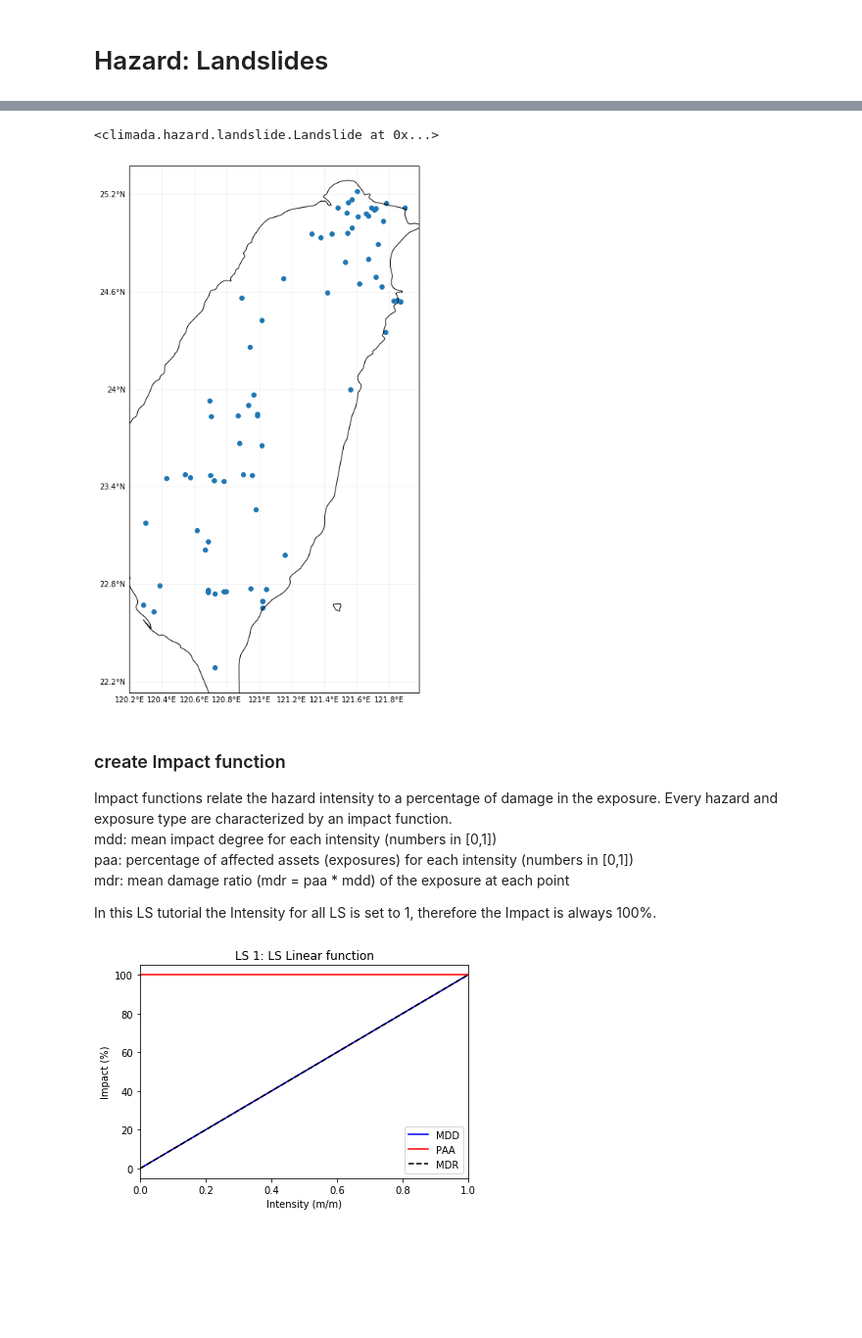
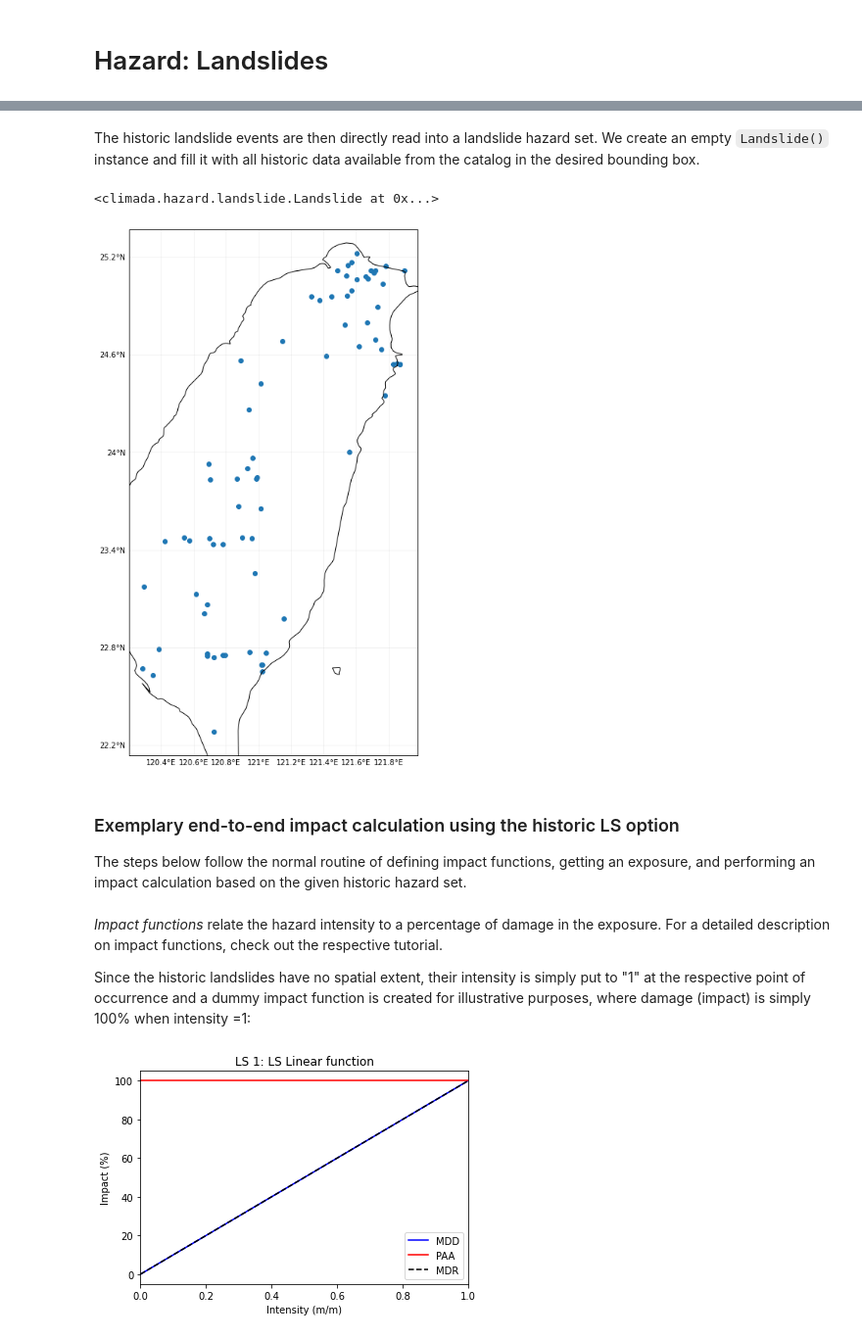
Before and after one commit to mmyrte/climada_python, a Jupyter notebook: doc/tutorial/climada_hazard_Landslide.ipynb, the cells around one changed output, grey strips where cells are left out. Shown at 98% size. Saved outputs shown, nothing was run; the diff lists cells and outputs as text; code cells hidden in the pictures; blank space fills up the shorter version.

```diff
--- a/doc/tutorial/climada_hazard_Landslide.ipynb
+++ b/doc/tutorial/climada_hazard_Landslide.ipynb
@@ -32,24 +29,29 @@ import os
-# %%
-# Read into Landslide hazard set:
-haz_ls_Taiwan_hist = Landslide()
-path_COOLR = os.path.join(os.getcwd(), "nasa_global_landslide_catalog_point")
-haz_ls_Taiwan_hist.set_ls_model_hist(bbox=[25.5, 122.0, 21.0, 119.5], path_sourcefile = path_COOLR, check_plots=1)
-# %% [output]
-<climada.hazard.landslide.Landslide at 0x...>
-[figure, removed]
+# %% [markdown]
+The historic landslide events are then directly read into a landslide hazard set.
+We create an empty `Landslide()` instance and fill it with all historic data available from the catalog in the desired bounding box.
+# %%
+path_COOLR = 'your path to folder nasa_global_landslide_catalog_point' #e.g.: '/Users/evelynm/climada_python/data/system/nasa_global_landslide_catalog_point'
+bbox_taiwan = [25.5, 122.0, 21.0, 119.5]
+
+# Example for Taiwan
+haz_ls_Taiwan_hist = Landslide()
+haz_ls_Taiwan_hist.set_ls_model_hist(bbox=bbox_taiwan, path_sourcefile = path_COOLR, check_plots=1)
+# %% [output]
+<climada.hazard.landslide.Landslide at 0x...>
+[figure, added]
 # %%
 from climada.entity import Exposures, Entity, LitPop
 from climada.entity import ImpactFuncSet, ImpactFunc
 from climada.engine import Impact
 import numpy as np
-# %% [markdown]
-### create Impact function
-Impact functions relate the hazard intensity to a percentage of damage in the exposure. Every hazard and exposure type are characterized by an impact function.
-mdd: mean impact degree for each intensity (numbers in [0,1])
-paa: percentage of affected assets (exposures) for each intensity (numbers in [0,1])
-mdr: mean damage ratio (mdr = paa * mdd) of the exposure at each point
-
-In this LS tutorial the Intensity for all LS is set to 1, therefore the Impact is always 100%.
+# %% [markdown]
+### Exemplary end-to-end impact calculation using the historic LS option
+
+The steps below follow the normal routine of defining impact functions, getting an exposure, and performing an impact calculation based on the given historic hazard set.
+# %% [markdown]
+*Impact functions* relate the hazard intensity to a percentage of damage in the exposure. For a detailed description on impact functions, check out the respective tutorial.
+
+Since the historic landslides have no spatial extent, their intensity is simply put to "1" at the respective point of occurrence and a dummy impact function is created for illustrative purposes, where damage (impact) is simply 100% when intensity =1:
 # %%
 # Set impact function (see tutorial climada_entity_ImpactFuncSet)
 if_LS_hist = ImpactFunc()
```
Also changed, not shown: parts of 39 cells of this notebook, 1 other file.
